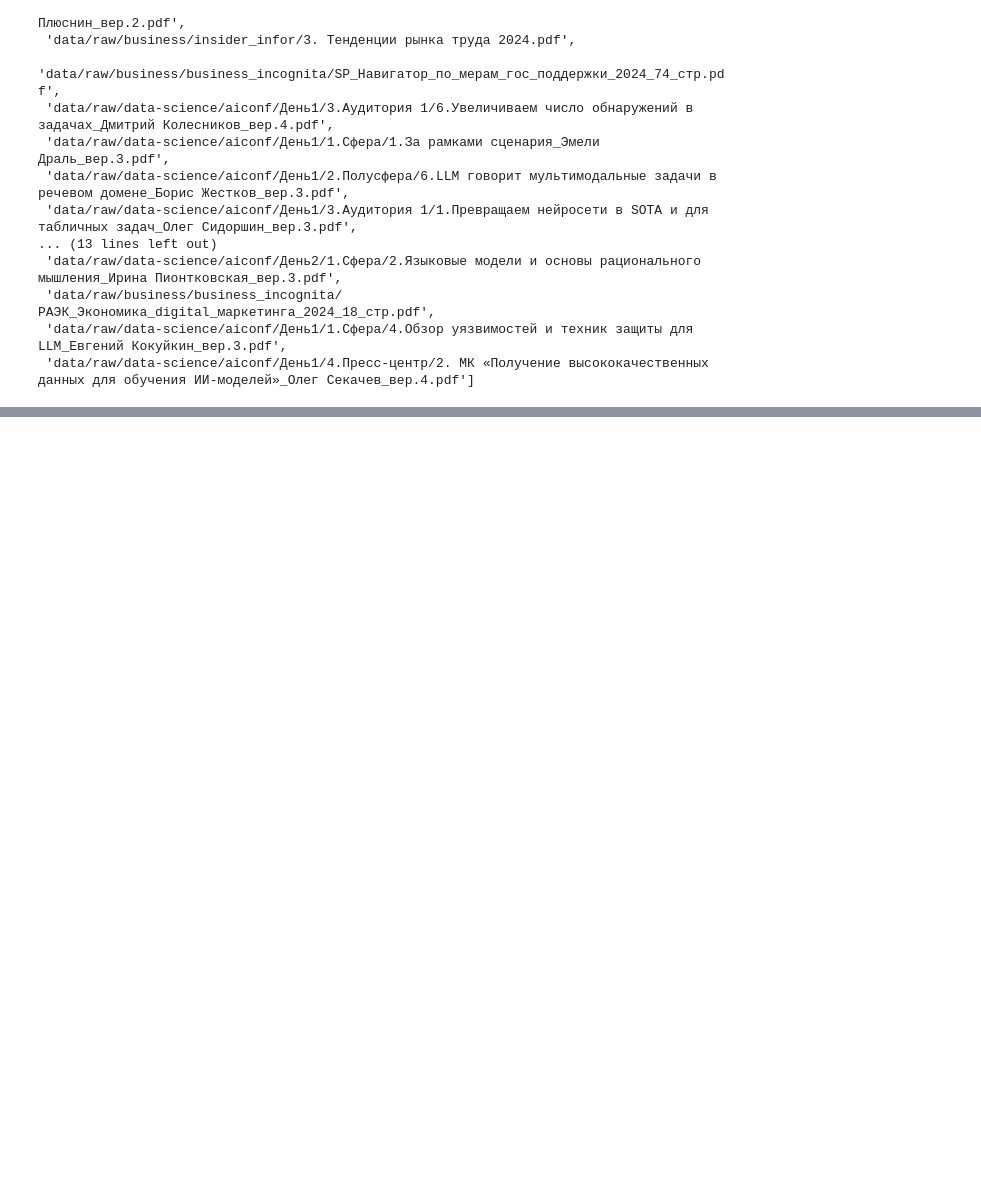
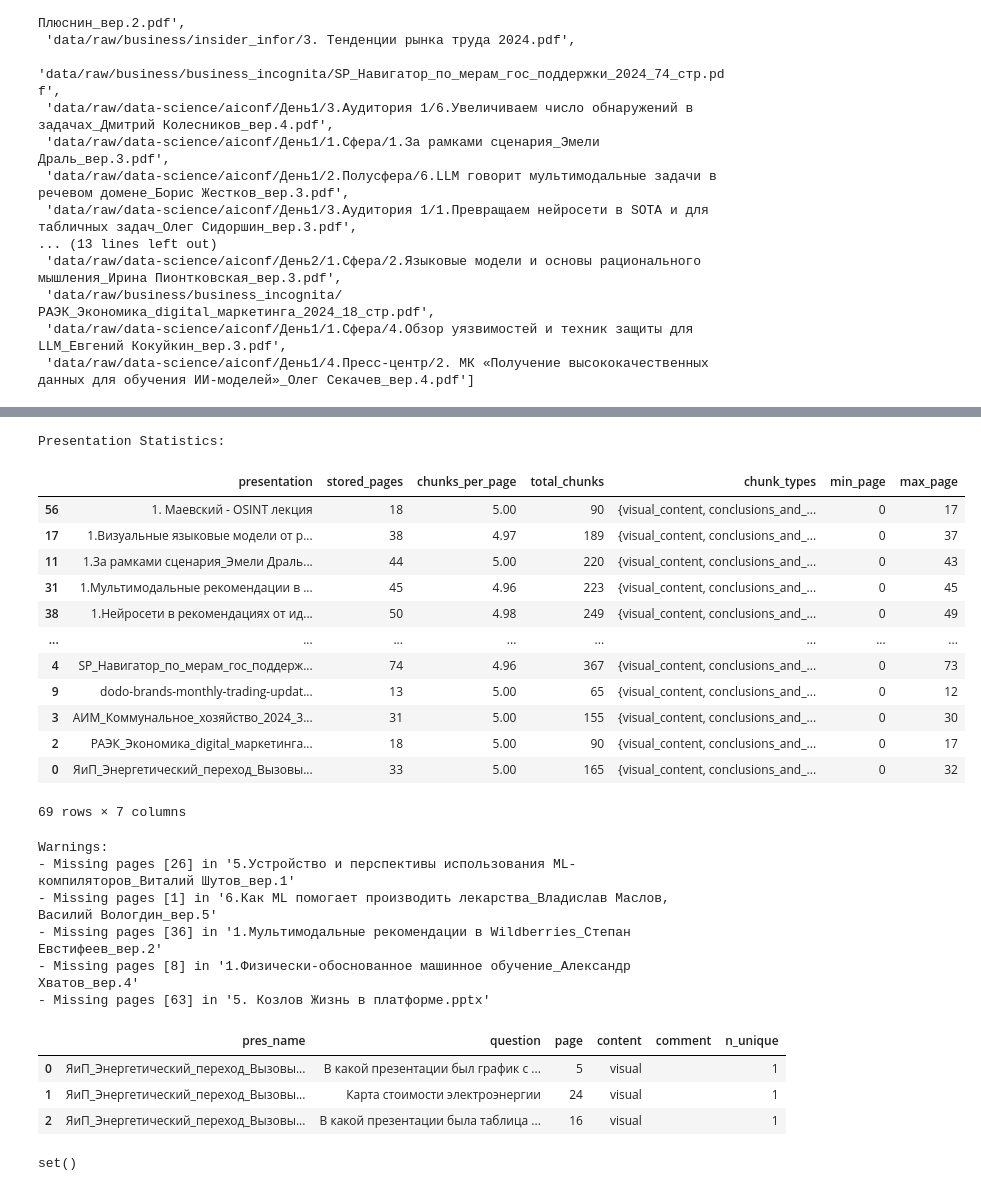
Before and after one commit to tambovtsev-io/presentation-search, a Jupyter notebook: notebooks/rag/manage_db.ipynb, the cells around one changed output, grey strips where cells are left out. Drawn from its saved outputs; the diff is of its cells as text; code cells hidden in the pictures; blank space fills up the shorter version.

```diff
--- a/notebooks/rag/manage_db.ipynb
+++ b/notebooks/rag/manage_db.ipynb
@@ -62,0 +108,4 @@ del storage
+# %%
+collection_name = "pres_69"
+
+storage = ChromaSlideStore(collection_name)
@@ -62,0 +132,33 @@ del storage
+# %%
+stats, warnings = storage.validate_storage()
+# %% [output]
+Presentation Statistics:
+|  | presentation | stored_pages | chunks_per_page | total_chunks | chunk_types | min_page | max_page |
+| 56 | 1. Маевский - OSINT лекция | 18 | 5.00 | 90 | {visual_content, conclusions_and_... | 0 | 17 |
+| 17 | 1.Визуальные языковые модели от р... | 38 | 4.97 | 189 | {visual_content, conclusions_and_... | 0 | 37 |
+| 11 | 1.За рамками сценария_Эмели Драль... | 44 | 5.00 | 220 | {visual_content, conclusions_and_... | 0 | 43 |
+| 31 | 1.Мультимодальные рекомендации в ... | 45 | 4.96 | 223 | {visual_content, conclusions_and_... | 0 | 45 |
+| 38 | 1.Нейросети в рекомендациях от ид... | 50 | 4.98 | 249 | {visual_content, conclusions_and_... | 0 | 49 |
+| ... | ... | ... | ... | ... | ... | ... | ... |
+| 4 | SP_Навигатор_по_мерам_гос_поддерж... | 74 | 4.96 | 367 | {visual_content, conclusions_and_... | 0 | 73 |
+| 9 | dodo-brands-monthly-trading-updat... | 13 | 5.00 | 65 | {visual_content, conclusions_and_... | 0 | 12 |
+| 3 | АИМ_Коммунальное_хозяйство_2024_3... | 31 | 5.00 | 155 | {visual_content, conclusions_and_... | 0 | 30 |
+| 2 | РАЭК_Экономика_digital_маркетинга... | 18 | 5.00 | 90 | {visual_content, conclusions_and_... | 0 | 17 |
+| 0 | ЯиП_Энергетический_переход_Вызовы... | 33 | 5.00 | 165 | {visual_content, conclusions_and_... | 0 | 32 |
+69 rows × 7 columns
+Warnings:
+- Missing pages [26] in '5.Устройство и перспективы использования ML-компиляторов_Виталий Шутов_вер.1'
+- Missing pages [1] in '6.Как ML помогает производить лекарства_Владислав Маслов, Василий Вологдин_вер.5'
+- Missing pages [36] in '1.Мультимодальные рекомендации в Wildberries_Степан Евстифеев_вер.2'
+- Missing pages [8] in '1.Физически-обоснованное машинное обучение_Александр Хватов_вер.4'
+- Missing pages [63] in '5. Козлов Жизнь в платформе.pptx'
+# %%
+from src.config.spreadsheets import load_spreadsheet
+
+questions = load_spreadsheet(gid="AllQuestions")
+questions.head(3)
+# %% [output]
+|  | pres_name | question | page | content | comment | n_unique |
+| 0 | ЯиП_Энергетический_переход_Вызовы... | В какой презентации был график с ... | 5 | visual |  | 1 |
+| 1 | ЯиП_Энергетический_переход_Вызовы... | Карта стоимости электроэнергии | 24 | visual |  | 1 |
+| 2 | ЯиП_Энергетический_переход_Вызовы... | В какой презентации была таблица ... | 16 | visual |  | 1 |
@@ -62,0 +168,5 @@ del storage
+# %%
+pres_missing = set(pres_data) - set(pres_chroma)
+pres_missing
+# %% [output]
+set()
```
Also changed, not shown: parts of 6 cells of this notebook, 2 other files.
